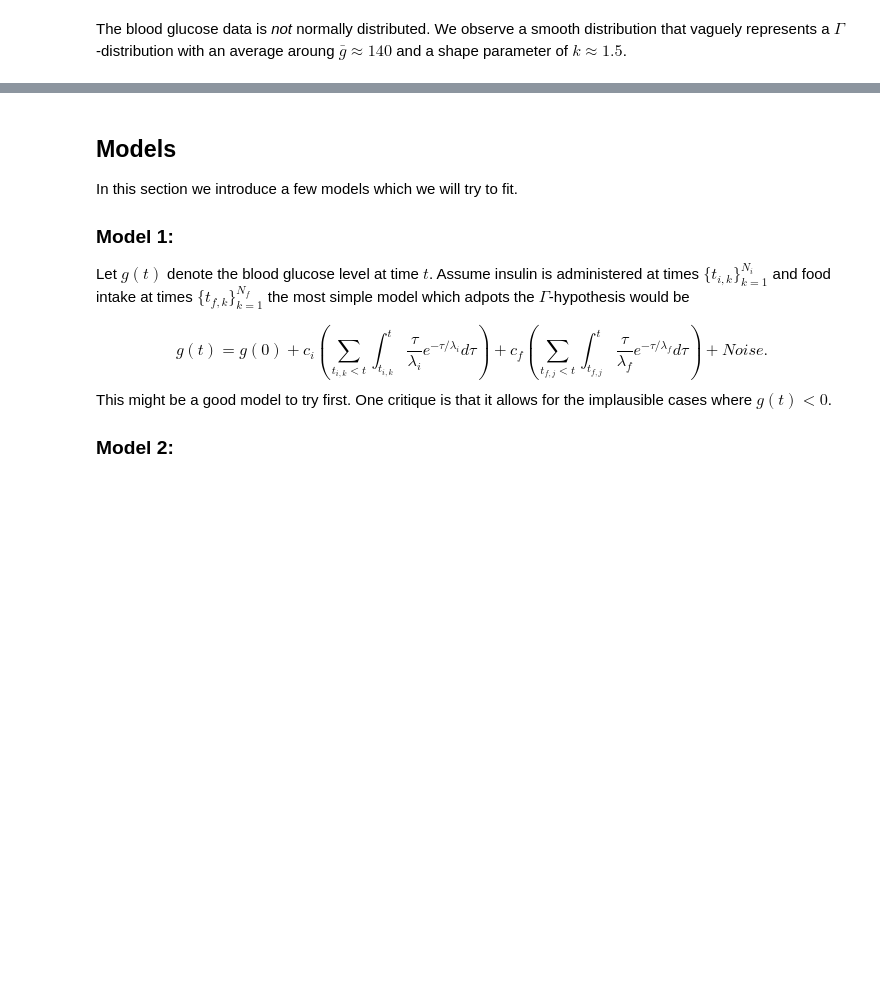
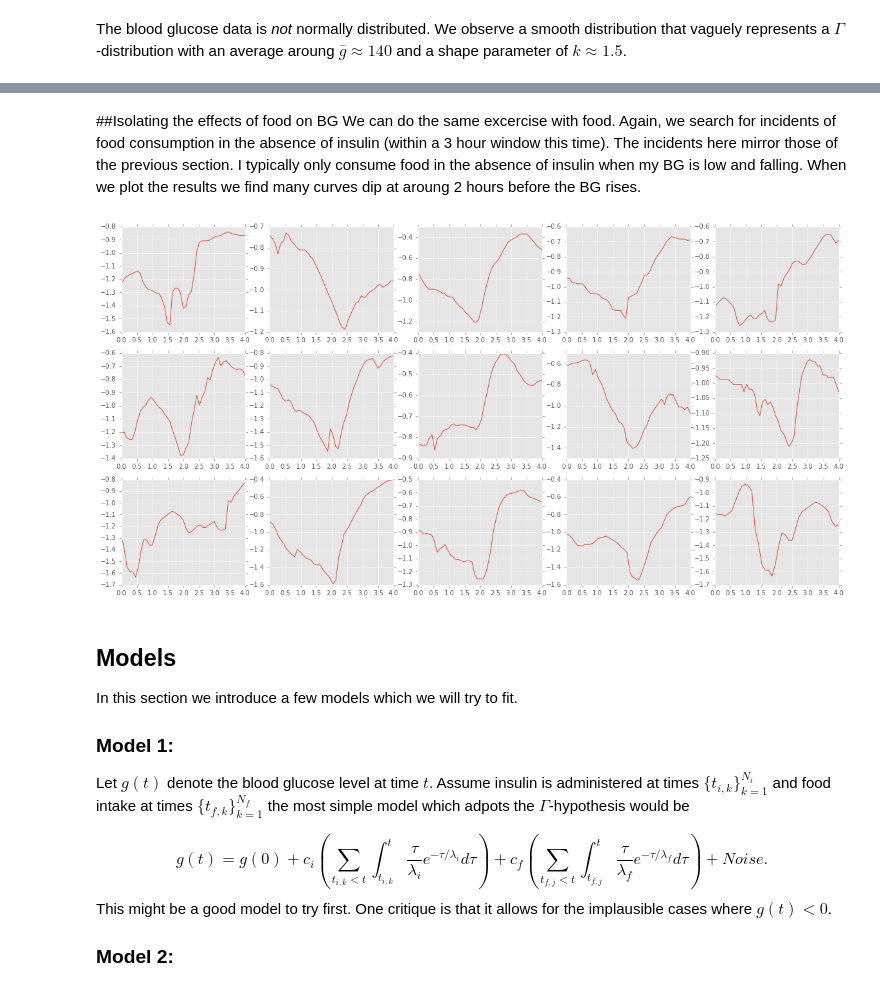
Before and after one commit to hoj201/insulin-consultant, a Jupyter notebook: notes.ipynb, the cells around one changed output, grey strips where cells are left out. Cells and saved outputs as stored; diff of their text form; code cells hidden in the pictures; blank space fills up the shorter version.

```diff
--- a/notes.ipynb
+++ b/notes.ipynb
@@ -56,3 +89,27 @@ transformed_data.hist(bins=20)
+# %% [markdown]
+##Isolating the effects of food on BG
+We can do the same excercise with food.  Again, we search for incidents of food consumption in the absence of insulin (within a 3 hour window this time).  The incidents here mirror those of the previous section.  I typically only consume food in the absence of insulin when my BG is low and falling.  When we plot the results we find many curves dip at aroung 2 hours before the BG rises.
+# %%
+food_times = dose_data[dose_data['Type']=='F'].index
+isolated_food_times = []
+offset = DateOffset(hours=4)
+for time in food_times:
+    if dose_data[dose_data['Type']=='M'][time-offset:time+offset].empty:
+        isolated_food_times.append(time)
+
+isolated_food_times = set( isolated_food_times)
+
+offset = DateOffset(hours=4)
+fig,ax_arr = plt.subplots( 3,5 , figsize=(20,10) )
+ax_arr = ax_arr.flatten()
+for k,time in enumerate(isolated_food_times):
+    if k==15:
+        break
+    y = transformed_data[time:time+offset].values
+    x = np.linspace( 0,4,len(y) )
+    ax_arr[k].plot(x,y)
+# %% [output]
+[figure, added]
 # %% [markdown]
 ## Models
 In this section we introduce a few models which we will try to fit.
```
Also changed, not shown: parts of 6 cells of this notebook.
